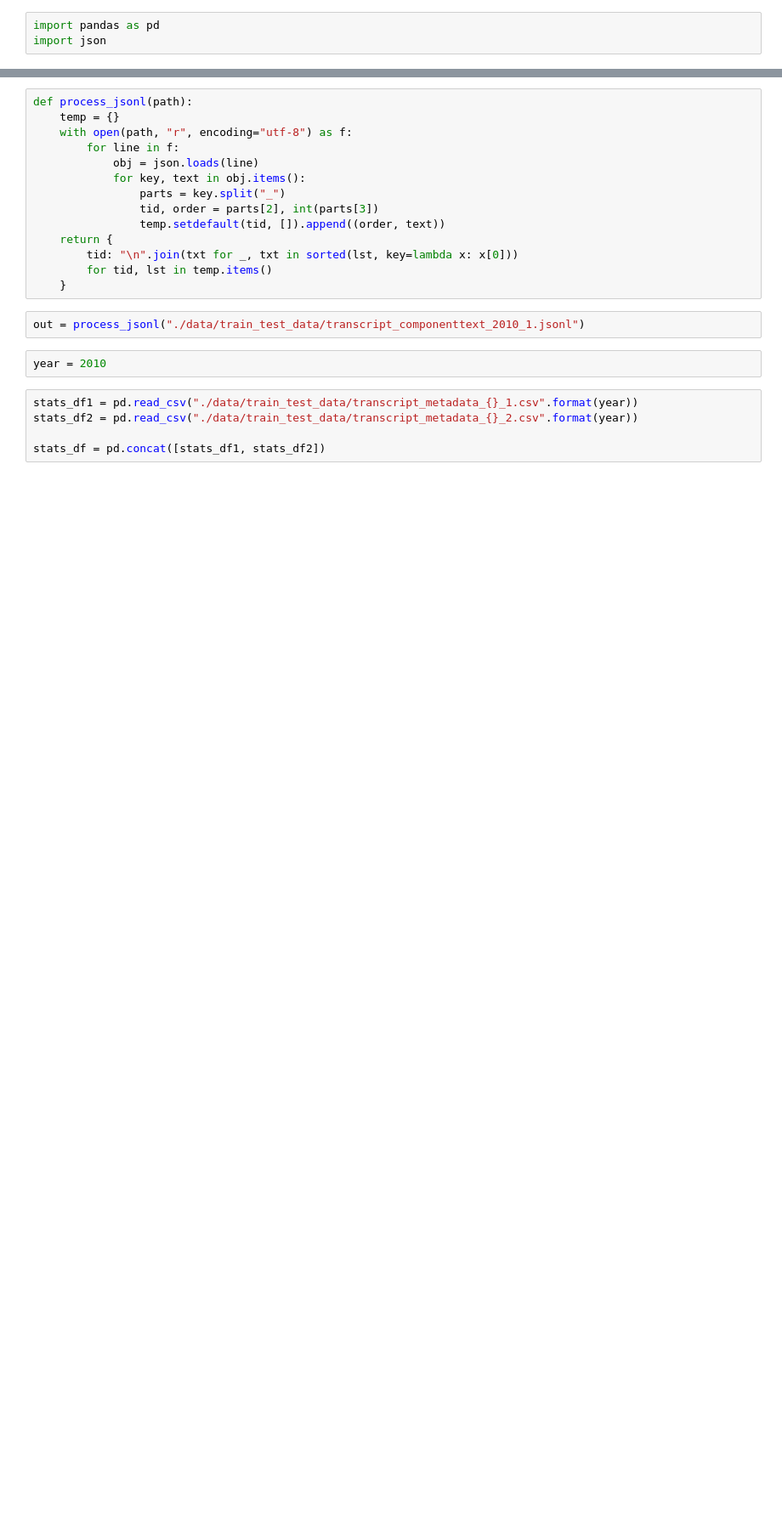
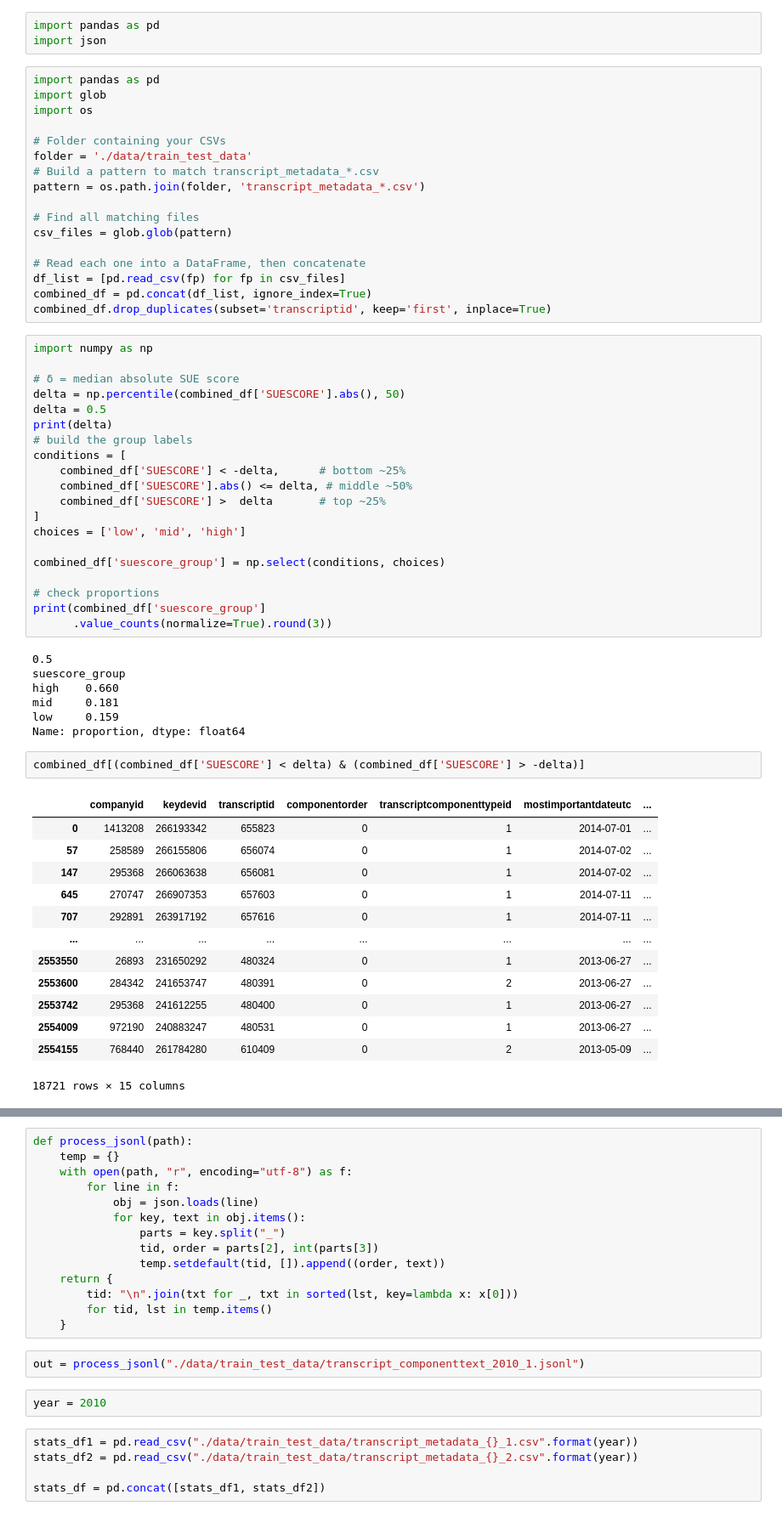
Before and after one commit to Kharasso/surprise_sae, a Jupyter notebook: stats.ipynb, the cells around one changed output, grey strips where cells are left out. Shown at 85% size. Drawn from its saved outputs; the diff is of its cells as text; blank space fills up the shorter version.

```diff
--- a/stats.ipynb
+++ b/stats.ipynb
@@ -1,3 +1,63 @@
 # %%
 import pandas as pd
 import json
+# %%
+import pandas as pd
+import glob
+import os
+
+# Folder containing your CSVs
+folder = './data/train_test_data'
+# Build a pattern to match transcript_metadata_*.csv
+pattern = os.path.join(folder, 'transcript_metadata_*.csv')
+
+# Find all matching files
+csv_files = glob.glob(pattern)
+
+# Read each one into a DataFrame, then concatenate
+df_list = [pd.read_csv(fp) for fp in csv_files]
+combined_df = pd.concat(df_list, ignore_index=True)
+combined_df.drop_duplicates(subset='transcriptid', keep='first', inplace=True)
+# %%
+import numpy as np
+
+# δ = median absolute SUE score
+delta = np.percentile(combined_df['SUESCORE'].abs(), 50)
+delta = 0.5
+print(delta)
+# build the group labels
+conditions = [
+    combined_df['SUESCORE'] < -delta,      # bottom ~25%
+    combined_df['SUESCORE'].abs() <= delta, # middle ~50%
+    combined_df['SUESCORE'] >  delta       # top ~25%
+]
+choices = ['low', 'mid', 'high']
+
+combined_df['suescore_group'] = np.select(conditions, choices)
+
+# check proportions
+print(combined_df['suescore_group']
+      .value_counts(normalize=True).round(3))
+# %% [output]
+0.5
+suescore_group
+high    0.660
+mid     0.181
+low     0.159
+Name: proportion, dtype: float64
+# %%
+combined_df[(combined_df['SUESCORE'] < delta) & (combined_df['SUESCORE'] > -delta)]
+# %% [output]
+|  | companyid | keydevid | transcriptid | componentorder | transcriptcomponenttypeid | mostimportantdateutc | ... |
+| 0 | 1413208 | 266193342 | 655823 | 0 | 1 | 2014-07-01 | ... |
+| 57 | 258589 | 266155806 | 656074 | 0 | 1 | 2014-07-02 | ... |
+| 147 | 295368 | 266063638 | 656081 | 0 | 1 | 2014-07-02 | ... |
+| 645 | 270747 | 266907353 | 657603 | 0 | 1 | 2014-07-11 | ... |
+| 707 | 292891 | 263917192 | 657616 | 0 | 1 | 2014-07-11 | ... |
+| ... | ... | ... | ... | ... | ... | ... | ... |
+| 2553550 | 26893 | 231650292 | 480324 | 0 | 1 | 2013-06-27 | ... |
+| 2553600 | 284342 | 241653747 | 480391 | 0 | 2 | 2013-06-27 | ... |
+| 2553742 | 295368 | 241612255 | 480400 | 0 | 1 | 2013-06-27 | ... |
+| 2554009 | 972190 | 240883247 | 480531 | 0 | 1 | 2013-06-27 | ... |
+| 2554155 | 768440 | 261784280 | 610409 | 0 | 2 | 2013-05-09 | ... |
+18721 rows × 15 columns
```
Also changed, not shown: parts of 3 cells of this notebook, 8 other files.
